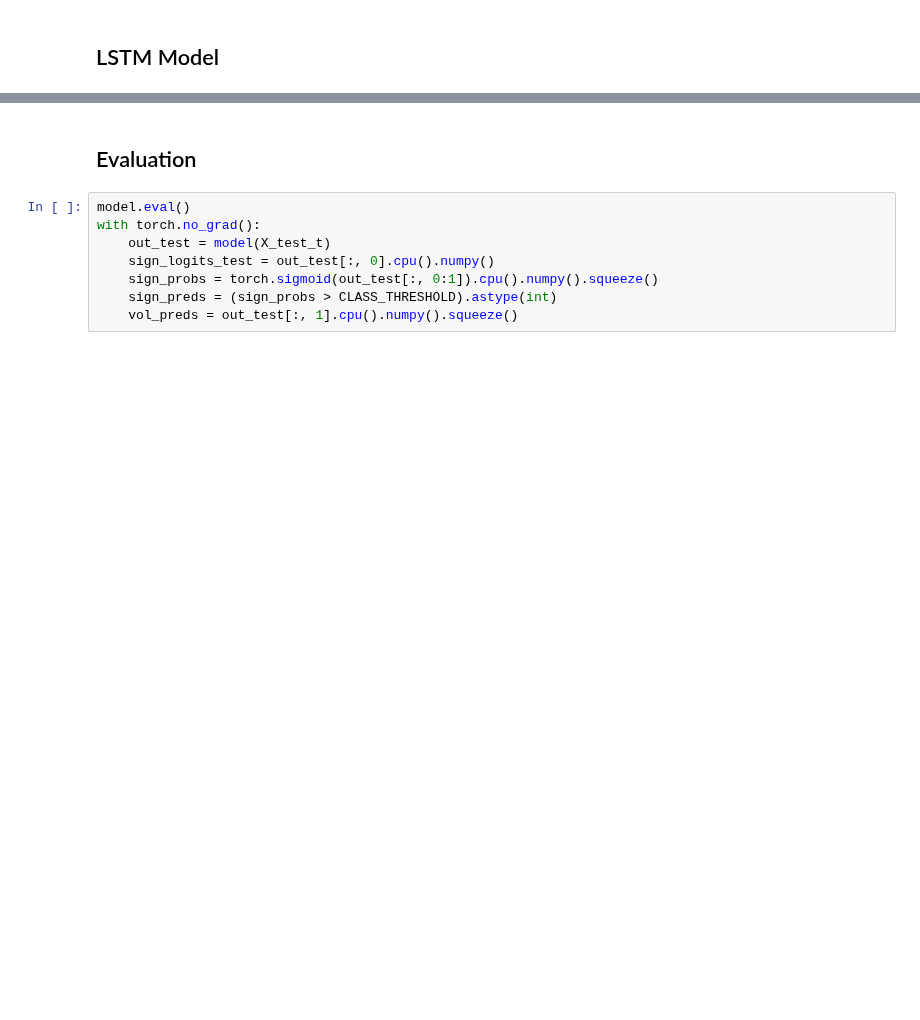
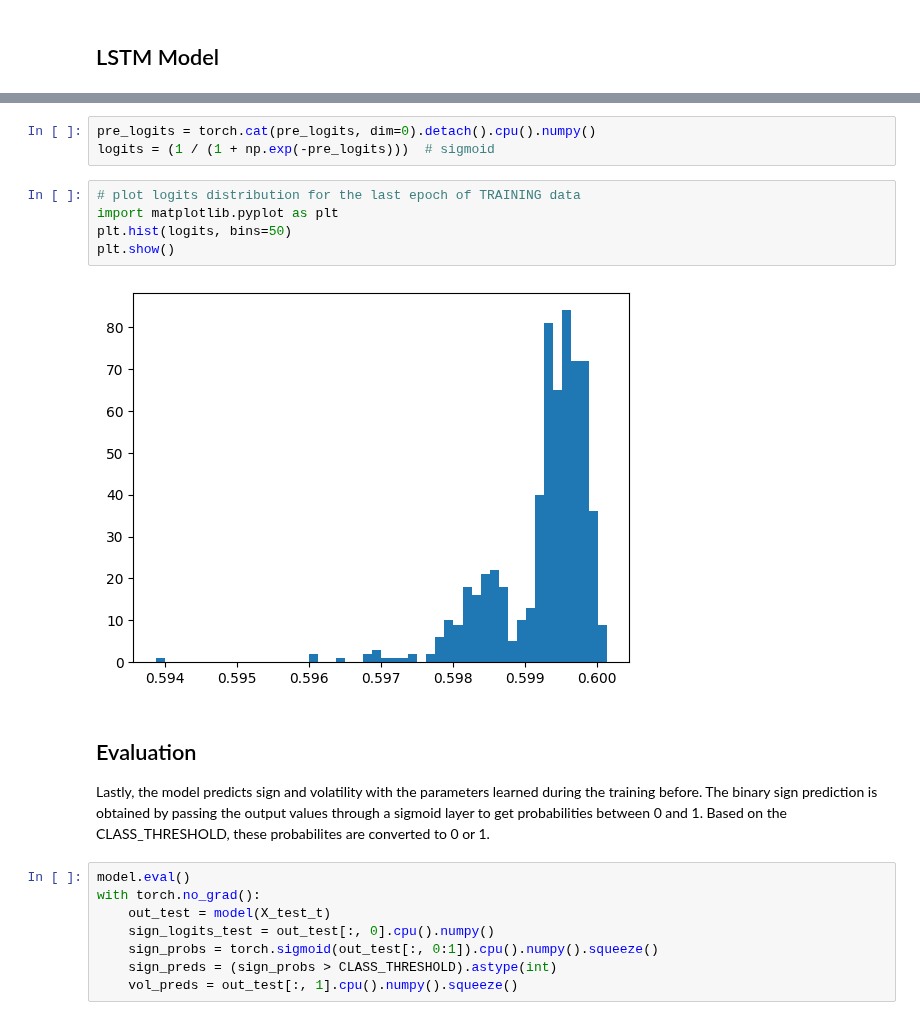
Before and after one commit to juliusd01/Deep_Learning, a Jupyter notebook: Research/Forecasting_Stocks/Sign_Forecasting/sign-prediction-model/LSTM_Forecast_FRED_MD.ipynb, the cells around one changed output, grey strips where cells are left out. Cells and saved outputs as stored; diff of their text form; blank space fills up the shorter version.

```diff
--- a/Research/Forecasting_Stocks/Sign_Forecasting/sign-prediction-model/LSTM_Forecast_FRED_MD.ipynb
+++ b/Research/Forecasting_Stocks/Sign_Forecasting/sign-prediction-model/LSTM_Forecast_FRED_MD.ipynb
@@ -157,5 +169,17 @@ Epoch 50/50 - loss: 0.8560 | sign_loss: 0.6843 | vol_loss: 0.171744
+# %%
+pre_logits = torch.cat(pre_logits, dim=0).detach().cpu().numpy()
+logits = (1 / (1 + np.exp(-pre_logits)))  # sigmoid
+# %%
+# plot logits distribution for the last epoch of TRAINING data
+import matplotlib.pyplot as plt
+plt.hist(logits, bins=50)
+plt.show()
+# %% [output]
+[figure, added]
 # %% [markdown]
 ## Evaluation
+
+Lastly, the model predicts sign and volatility with the parameters learned during the training before. The binary sign prediction is obtained by passing the output values through a sigmoid layer to get probabilities between 0 and 1. Based on the CLASS_THRESHOLD, these probabilites are converted to 0 or 1.
 # %%
 model.eval()
 with torch.no_grad():
```
Also changed, not shown: parts of 13 cells of this notebook, 5 other files.
